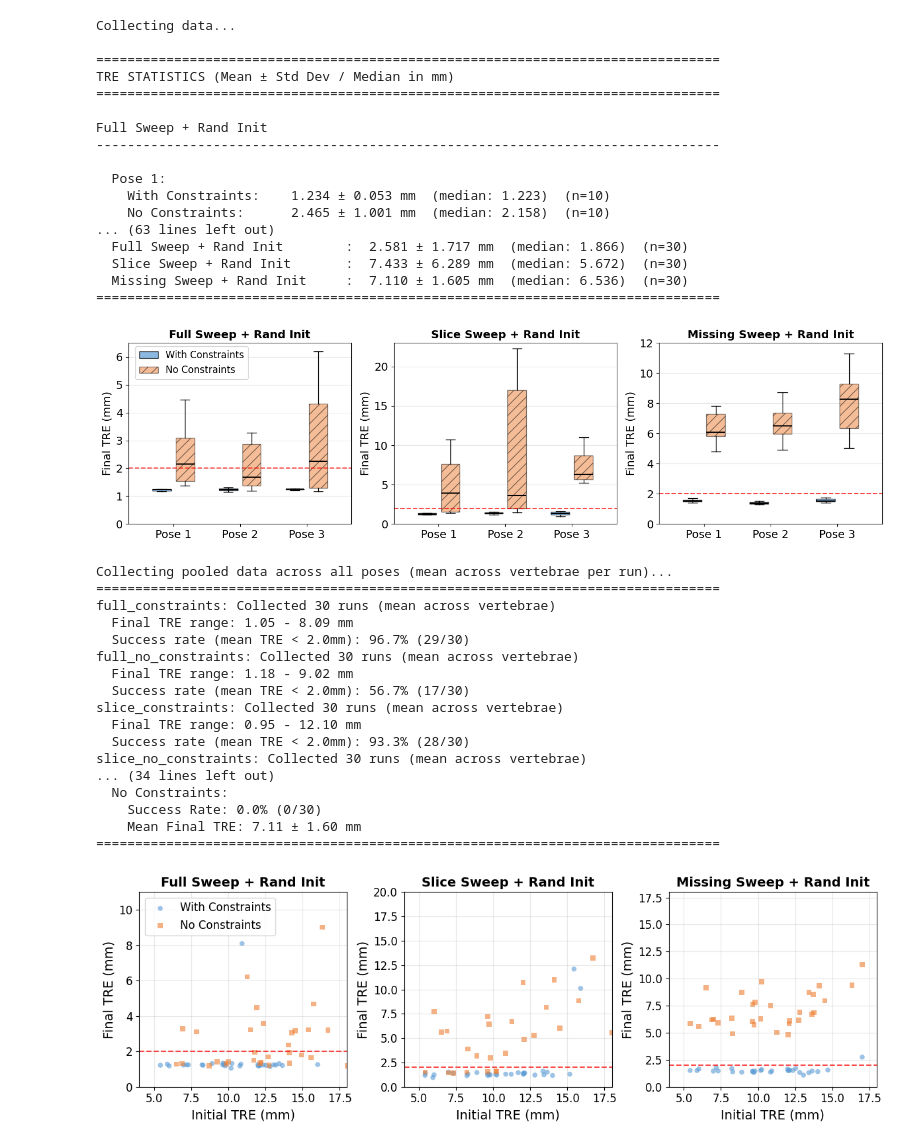
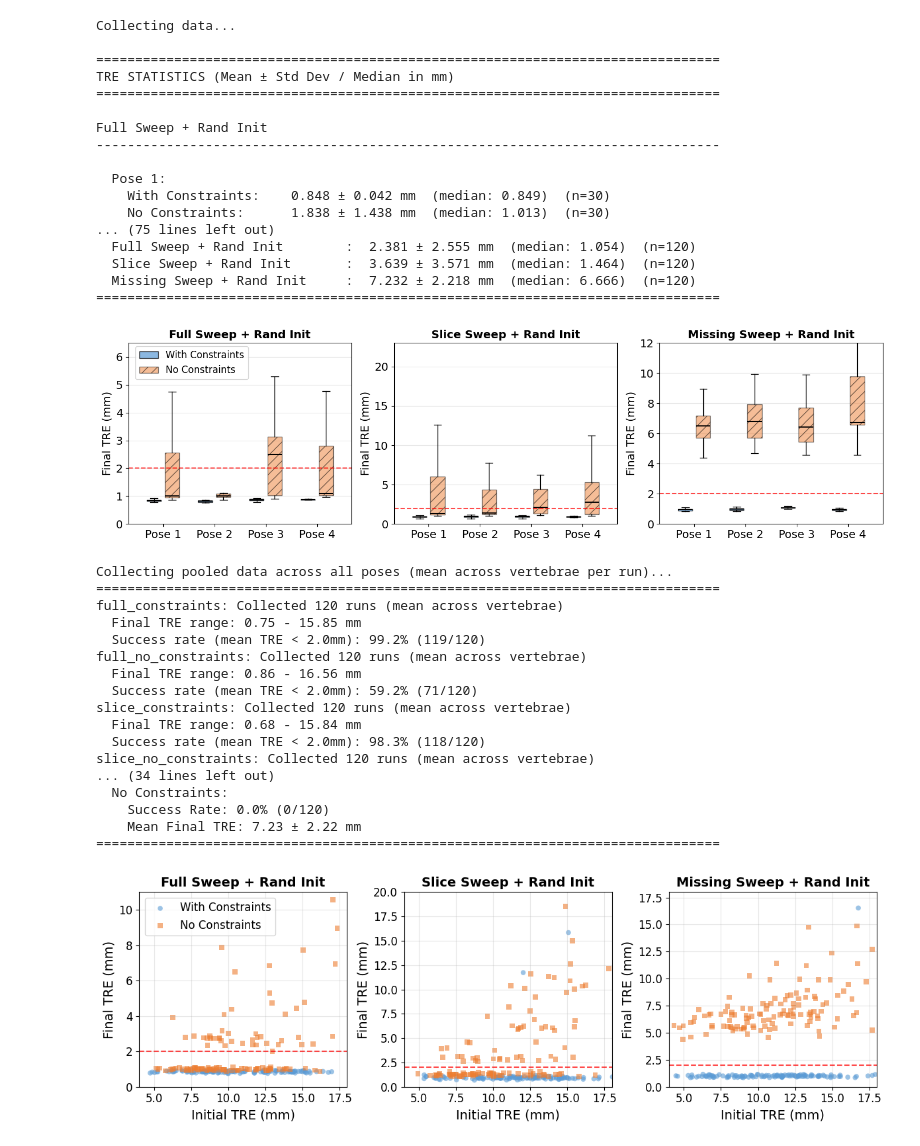
Before and after one commit to elisedl1/US-CT_Registration, a Jupyter notebook: extra/experiment_plot_all.ipynb, the cells around one changed output. Cells and saved outputs as stored; diff of their text form; code cells hidden in the pictures.

Commit message:
updated plotting and table jupyter code

```diff
--- a/extra/experiment_plot_all.ipynb
+++ b/extra/experiment_plot_all.ipynb
@@ -234,7 +234,7 @@ def main():
                            'Missing Sweep', vertebrae)
 
     # Add legend
-    pose_labels = ['Pose 1', 'Pose 2', 'Pose 3']
+    pose_labels = ['Pose 1', 'Pose 2', 'Pose 3', 'Pose 4']
     colors = ['#5B9BD5', '#ED7D31', '#70AD47']
     legend_elements = [plt.Rectangle((0,0),1,1, facecolor=colors[i], alpha=0.7,
                                     edgecolor='black', label=pose_labels[i])
@@ -278,7 +278,7 @@ from pathlib import Path
 BASE_PATH = "/Users/elise/elisedonszelmann-lund/Masters_Utils/Pig_Data/pig2/Registration/experiments"
 
 # Define the structure
-poses = ['sofa1', 'sofa3', 'sofa6']  # Corresponds to Pose 1, 2, 3
+poses = ['sofa1', 'sofa3', 'sofa6', 'sofa5']  # Corresponds to Pose 1, 2, 3
 conditions = ['full', 'slice', 'missing']
 vertebrae = ['L1', 'L2', 'L3', 'L4']
 
@@ -333,7 +333,7 @@ def collect_data():
         pose_name = f'Pose {pose_idx + 1}'
 
         # Full sweep - random init
-        full_rand_path = os.path.join(BASE_PATH, pose, 'full', 'robust_constraints.json')
+        full_rand_path = os.path.join(BASE_PATH, pose, 'full', '30', 'robust_constraints.json')
         if os.path.exists(full_rand_path):
             full_rand_data = load_tre_data(full_rand_path)
             if full_rand_data:
@@ -342,7 +342,7 @@ def collect_data():
             print(f"Warning: File not found: {full_rand_path}")
 
         # Full sweep - no constraints
-        full_no_constraints_path = os.path.join(BASE_PATH, pose, 'full', 'robust_no_constraints.json')
+        full_no_constraints_path = os.path.join(BASE_PATH, pose, 'full', '30', 'robust_no_constraints.json')
         if os.path.exists(full_no_constraints_path):
             full_no_constraints_data = load_tre_data(full_no_constraints_path)
             if full_no_constraints_data:
@@ -351,7 +351,7 @@ def collect_data():
             print(f"Warning: File not found: {full_no_constraints_path}")
 
         # Slice sweep - random init
-        slice_rand_path = os.path.join(BASE_PATH, pose, 'slice', 'robust_constraints.json')
+        slice_rand_path = os.path.join(BASE_PATH, pose, 'slice', '30', 'robust_constraints.json')
         if os.path.exists(slice_rand_path):
             slice_rand_data = load_tre_data(slice_rand_path)
             if slice_rand_data:
@@ -360,7 +360,7 @@ def collect_data():
             print(f"Warning: File not found: {slice_rand_path}")
 
         # Slice sweep - no constraints
-        slice_no_constraints_path = os.path.join(BASE_PATH, pose, 'slice', 'robust_no_constraints.json')
+        slice_no_constraints_path = os.path.join(BASE_PATH, pose, 'slice', '30', 'robust_no_constraints.json')
         if os.path.exists(slice_no_constraints_path):
             slice_no_constraints_data = load_tre_data(slice_no_constraints_path)
             if slice_no_constraints_data:
@@ -369,7 +369,7 @@ def collect_data():
             print(f"Warning: File not found: {slice_no_constraints_path}")
 
         # Missing sweep - random init
-        missing_rand_path = os.path.join(BASE_PATH, pose, 'missing', 'robust_constraints.json')
+        missing_rand_path = os.path.join(BASE_PATH, pose, 'missing', '30', 'robust_constraints.json')
         if os.path.exists(missing_rand_path):
             missing_rand_data = load_tre_data(missing_rand_path)
             if missing_rand_data:
@@ -378,7 +378,7 @@ def collect_data():
             print(f"Warning: File not found: {missing_rand_path}")
 
         # Missing sweep - no constraints
-        missing_no_constraints_path = os.path.join(BASE_PATH, pose, 'missing', 'robust_no_constraints.json')
+        missing_no_constraints_path = os.path.join(BASE_PATH, pose, 'missing', '30', 'robust_no_constraints.json')
         if os.path.exists(missing_no_constraints_path):
             missing_no_constraints_data = load_tre_data(missing_no_constraints_path)
             if missing_no_constraints_data:
@@ -491,7 +491,7 @@ def print_statistics(data):
 def create_boxplot(ax, data_dict_with_constraints, data_dict_no_constraints, title, ylim=20):
     """Create a single subplot with box plots for both with and without constraints."""
 
-    pose_labels = ['Pose 1', 'Pose 2', 'Pose 3']
+    pose_labels = ['Pose 1', 'Pose 2', 'Pose 3', 'Pose 4']
     positions_base = np.arange(len(pose_labels))
     width = 0.35
 
@@ -571,40 +571,40 @@ def main():
 
     # Add legend
     legend_elements = [
         plt.Rectangle((0,0),1,1, facecolor='#5B9BD5', alpha=0.7,
                      edgecolor='black', label='With Constraints'),
         plt.Rectangle((0,0),1,1, facecolor='#ED7D31', alpha=0.5,
                      edgecolor='black', hatch='//', label='No Constraints')
     ]
 
     fig.legend(handles=legend_elements, loc='upper right',
               bbox_to_anchor=(0.20, 0.91), frameon=True, fontsize=12)
 
     plt.tight_layout()
     plt.show()
 
 if __name__ == "__main__":
     main()
     # Title = 'Figure 2: Final TRE Distribution by Pose (Mean across vertebrae, Random Initialization)'
 # %% [output]
 Collecting data...
 
 ================================================================================
 TRE STATISTICS (Mean ± Std Dev / Median in mm)
 ================================================================================
 
 Full Sweep + Rand Init
 --------------------------------------------------------------------------------
 
   Pose 1:
-    With Constraints:    1.234 ± 0.053 mm  (median: 1.223)  (n=10)
-    No Constraints:      2.465 ± 1.001 mm  (median: 2.158)  (n=10)
-... (63 lines left out)
-  Full Sweep + Rand Init        :  2.581 ± 1.717 mm  (median: 1.866)  (n=30)
-  Slice Sweep + Rand Init       :  7.433 ± 6.289 mm  (median: 5.672)  (n=30)
-  Missing Sweep + Rand Init     :  7.110 ± 1.605 mm  (median: 6.536)  (n=30)
+    With Constraints:    0.848 ± 0.042 mm  (median: 0.849)  (n=30)
+    No Constraints:      1.838 ± 1.438 mm  (median: 1.013)  (n=30)
+... (75 lines left out)
+  Full Sweep + Rand Init        :  2.381 ± 2.555 mm  (median: 1.054)  (n=120)
+  Slice Sweep + Rand Init       :  3.639 ± 3.571 mm  (median: 1.464)  (n=120)
+  Missing Sweep + Rand Init     :  7.232 ± 2.218 mm  (median: 6.666)  (n=120)
 ================================================================================
-[figure, old version]
+[figure, new version]
 # %%
 import matplotlib.pyplot as plt
 import numpy as np
@@ -616,7 +616,7 @@ from pathlib import Path
 BASE_PATH = "/Users/elise/elisedonszelmann-lund/Masters_Utils/Pig_Data/pig2/Registration/experiments"
 
 # Define the structure
-poses = ['sofa1', 'sofa3', 'sofa6']  # Corresponds to Pose 1, 2, 3
+poses = ['sofa1', 'sofa3', 'sofa6', 'sofa5']  # Corresponds to Pose 1, 2, 3
 vertebrae = ['L1', 'L2', 'L3', 'L4']
 
 def load_tre_data(filepath):
@@ -686,7 +686,7 @@ def collect_pooled_data():
         total_collected = 0
         all_final_tres = []
         for pose in poses:
-            filepath = os.path.join(BASE_PATH, pose, folder, filename)
+            filepath = os.path.join(BASE_PATH, pose, folder, '30', filename)
 
             if os.path.exists(filepath):
                 data = load_tre_data(filepath)
@@ -805,19 +805,19 @@ if __name__ == "__main__":
 # %% [output]
 Collecting pooled data across all poses (mean across vertebrae per run)...
 ================================================================================
-full_constraints: Collected 30 runs (mean across vertebrae)
-  Final TRE range: 1.05 - 8.09 mm
-  Success rate (mean TRE < 2.0mm): 96.7% (29/30)
-full_no_constraints: Collected 30 runs (mean across vertebrae)
-  Final TRE range: 1.18 - 9.02 mm
-  Success rate (mean TRE < 2.0mm): 56.7% (17/30)
-slice_constraints: Collected 30 runs (mean across vertebrae)
-  Final TRE range: 0.95 - 12.10 mm
-  Success rate (mean TRE < 2.0mm): 93.3% (28/30)
-slice_no_constraints: Collected 30 runs (mean across vertebrae)
+full_constraints: Collected 120 runs (mean across vertebrae)
+  Final TRE range: 0.75 - 15.85 mm
+  Success rate (mean TRE < 2.0mm): 99.2% (119/120)
+full_no_constraints: Collected 120 runs (mean across vertebrae)
+  Final TRE range: 0.86 - 16.56 mm
+  Success rate (mean TRE < 2.0mm): 59.2% (71/120)
+slice_constraints: Collected 120 runs (mean across vertebrae)
+  Final TRE range: 0.68 - 15.84 mm
+  Success rate (mean TRE < 2.0mm): 98.3% (118/120)
+slice_no_constraints: Collected 120 runs (mean across vertebrae)
 ... (34 lines left out)
   No Constraints:
-    Success Rate: 0.0% (0/30)
-    Mean Final TRE: 7.11 ± 1.60 mm
+    Success Rate: 0.0% (0/120)
+    Mean Final TRE: 7.23 ± 2.22 mm
 ================================================================================
-[figure, old version]
+[figure, new version]
```
Also changed, not shown: parts of 5 cells of this notebook, 2 other files.
